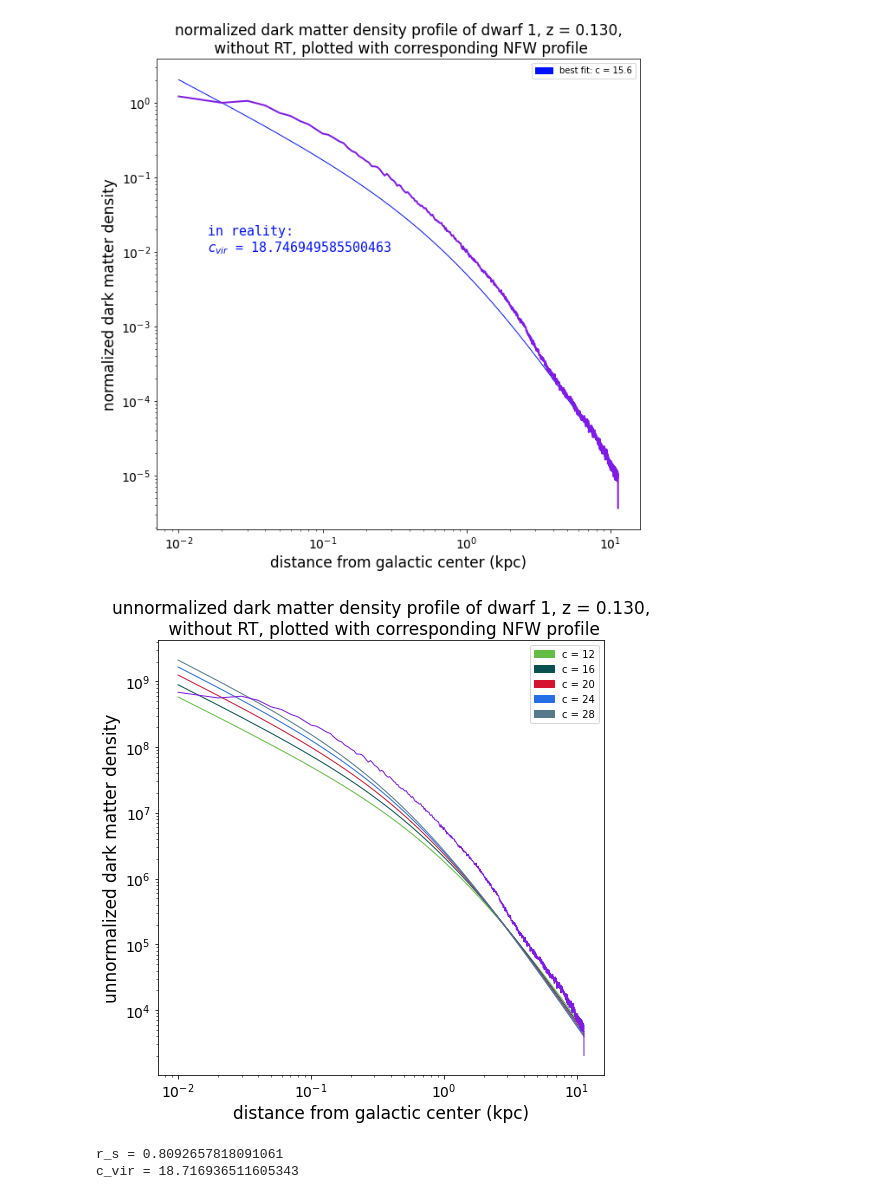
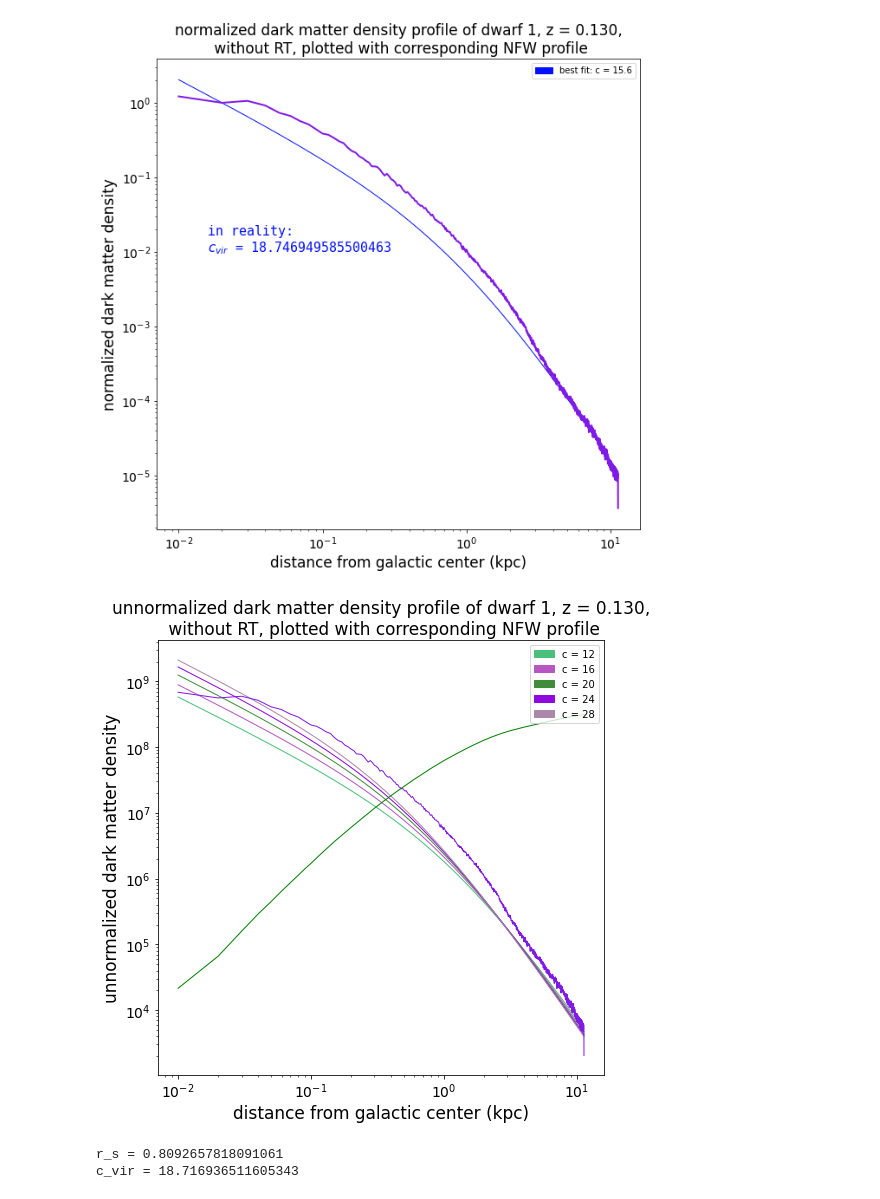
Before and after one commit to nguyenbinh1612/Binh_UFD, a Jupyter notebook: fit-with-NFW-dwarf1.ipynb, the cells around one changed output. Drawn from its saved outputs; the diff is of its cells as text; code cells hidden in the pictures.

Commit message:
investigating mass profile

```diff
--- a/fit-with-NFW-dwarf1.ipynb
+++ b/fit-with-NFW-dwarf1.ipynb
@@ -151,6 +151,7 @@ dy290_noRT = 전data290_noRT[:,5] / 1000 # converting pc to kpc
 dz290_noRT = 전data290_noRT[:,6] / 1000 # converting pc to kpc
 r290_noRT = np.sqrt(dx290_noRT**2 + dy290_noRT**2 + dz290_noRT**2) # max: 11.333935323605565 pc, closest to 11.340 pc
 rad_array290_noRT = np.arange(0.01, 11.34, 0.01) # unit: kpc
+
 density_profile290_noRT = np.zeros(np.size(rad_array290_noRT))
 i = 0
 for radius_value in rad_array290_noRT:
@@ -159,36 +160,45 @@ for radius_value in rad_array290_noRT:
     shell_volume = 4/3*np.pi*((radius_value + 0.01)**3 - radius_value**3)
     density_profile290_noRT[i] = how_many_particles / shell_volume
     i += 1
+
+mass_profile290_noRT = np.zeros(np.size(rad_array290_noRT))
+h = 0
+for radius_value in rad_array290_noRT:
+    particles = np.where((r290_noRT < (radius_value + 0.01)))
+    how_many_particles = np.size(particles)
+    mass_profile290_noRT[h] = how_many_particles * 500
+    h += 1
 
 plt.figure(figsize=(8,8))
 
 all_the_legends = []
 
 for c_value in np.arange(12, 32, 4):
     r = np.random.random()
     g = np.random.random()
     b = np.random.random()
     density_profile6 = halo6.rho(radius6, c_value) # remember: radius6 = np.arange(0.01, 11.34, 0.01), unit: kpc
     plt.plot(radius6, density_profile6, color=(r, g, b), linewidth=1)
     each_legend = mpatches.Patch(color=(r, g, b), label='c = ' + str(round(c_value, 1)))
     all_the_legends.append(each_legend)
 
 plt.plot(radius6, density_profile290_noRT * 500, color=(0.5, 0.1, 0.9, 1), linewidth=1)
+plt.plot(radius6, mass_profile290_noRT, color='green', linewidth=1)
 
 plt.legend(handles=all_the_legends, loc='upper right')
 
 plt.xlabel('distance from galactic center (kpc)', fontsize=17)
 plt.ylabel('unnormalized dark matter density', fontsize=17) # using LATEX here!
 plt.xticks(fontsize=14)
 plt.yticks(fontsize=14)
 plt.xscale('log')
 plt.yscale('log')
 
 plt.title('unnormalized dark matter density profile of dwarf 1, z = 0.130,\n without RT, plotted with corresponding NFW profile', loc='center', fontsize=17)
 
 plt.show()
 # %% [output]
-[figure, old version]
+[figure, new version]
 # %%
 '''THIS PART WORKS WITH RT'''
 
```
Also changed, not shown: parts of 6 cells of this notebook.
